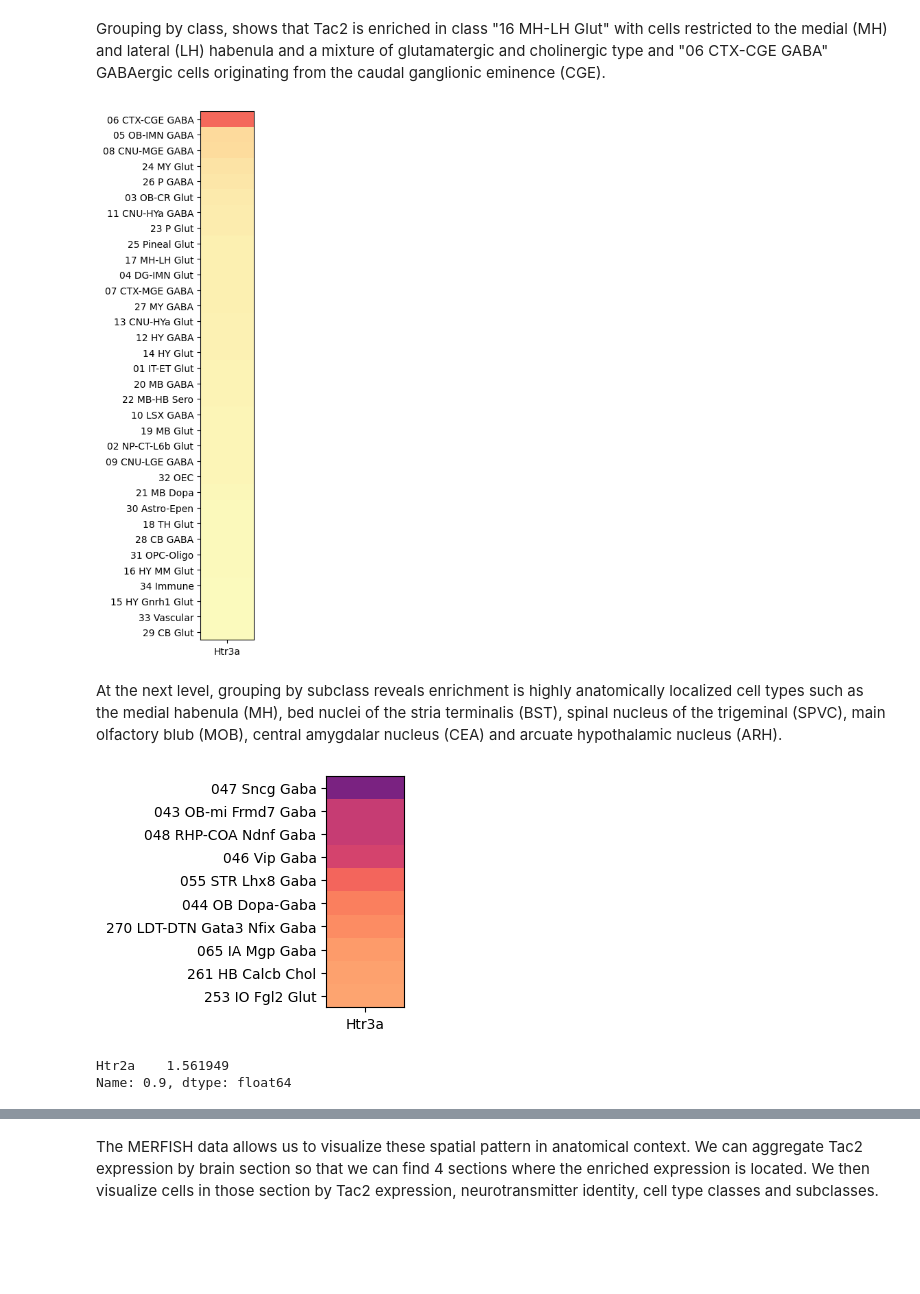
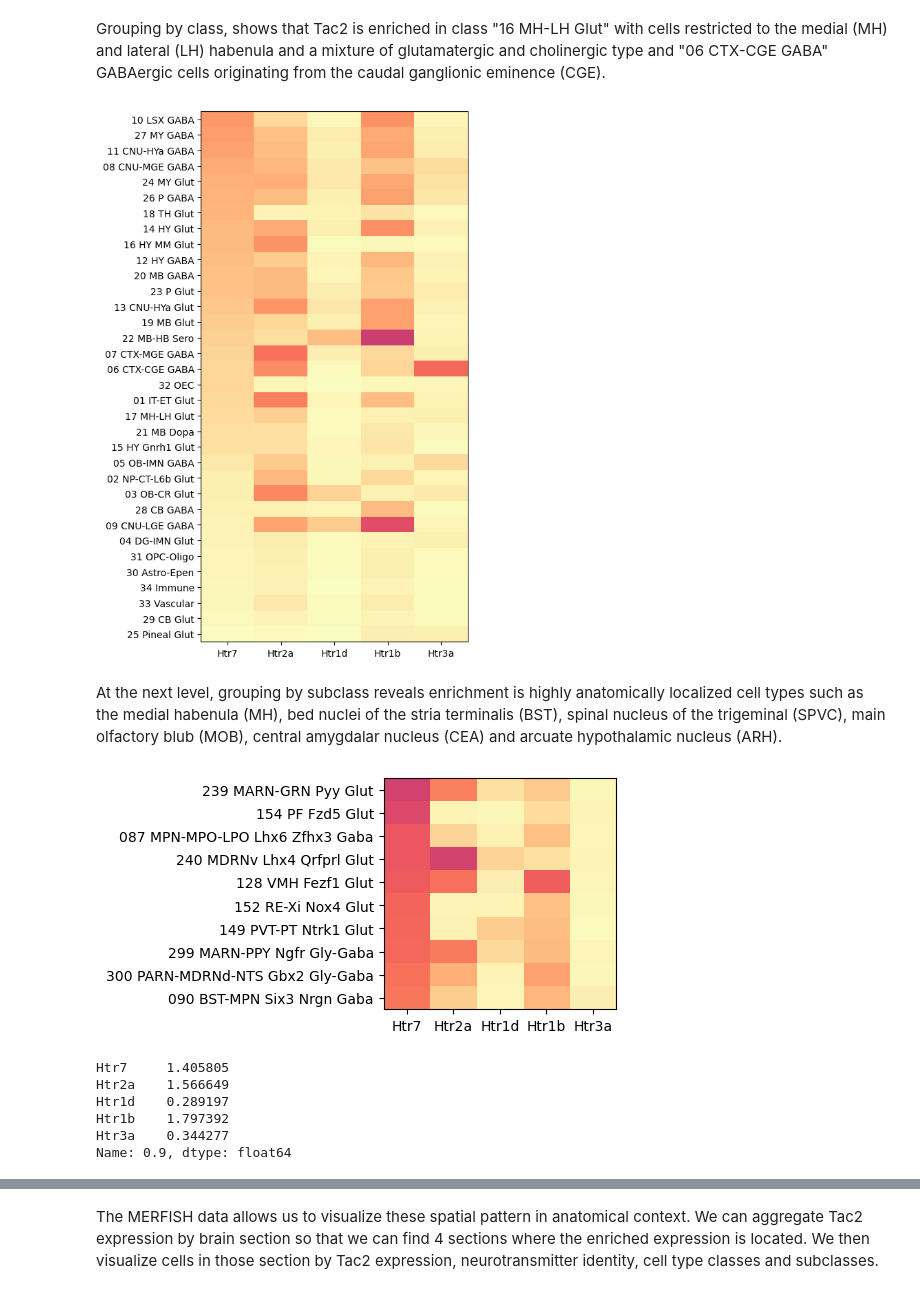
Before and after one commit to RobertoDF/Transcriptomics-5-HT, a Jupyter notebook: merfish_tutorial_part_2b.ipynb, the cells around one changed output, grey strips where cells are left out. Cells and saved outputs as stored; diff of their text form; code cells hidden in the pictures; blank space fills up the shorter version.

```diff
--- a/merfish_tutorial_part_2b.ipynb
+++ b/merfish_tutorial_part_2b.ipynb
@@ -76,0 +87,6 @@ cell = cell.join(reconstructed_coords,how='inner')
+# %%
+metadata = manifest['file_listing']['MERFISH-C57BL6J-638850']['metadata']
+rpath = metadata['example_genes_all_cells_expression']['files']['csv']['relative_path']
+file = os.path.join( download_base, rpath )
+exp = pd.read_csv(file,dtype={"cell_label":str})
+exp.set_index('cell_label',inplace=True)
@@ -261,19 +289,23 @@ Grouping by class, shows that Tac2 is enriched in class "16 MH-LH Glut" with cel
 # %%
 agg = aggregate_by_metadata( joined, exgenes, 'class', True )
 class_list = agg.index[0:2]
-plot_heatmap(agg,1,10)
+plot_heatmap(agg,5,10)
 # %% [output]
-[figure, old version]
+[figure, new version]
 # %% [markdown]
 At the next level, grouping by subclass reveals enrichment is highly anatomically localized cell types such as the medial habenula (MH), bed nuclei of the stria terminalis (BST), spinal nucleus of the trigeminal (SPVC), main olfactory blub (MOB), central amygdalar nucleus (CEA) and arcuate hypothalamic nucleus (ARH).
 # %%
 agg = aggregate_by_metadata( joined, exgenes, 'subclass', True ).head(10)
 subclass_list = agg.index[0:10]
-plot_heatmap(agg,1,3)
+plot_heatmap(agg,3,3)
 # %% [output]
-[figure, old version]
+[figure, new version]
 # %%
 aggregate_by_metadata( joined, exgenes, 'cluster', True ).quantile(.9)
 # %% [output]
-Htr2a    1.561949
+Htr7     1.405805
+Htr2a    1.566649
+Htr1d    0.289197
+Htr1b    1.797392
+Htr3a    0.344277
 Name: 0.9, dtype: float64
```
Also changed, not shown: parts of 51 cells of this notebook, 15 other files.
